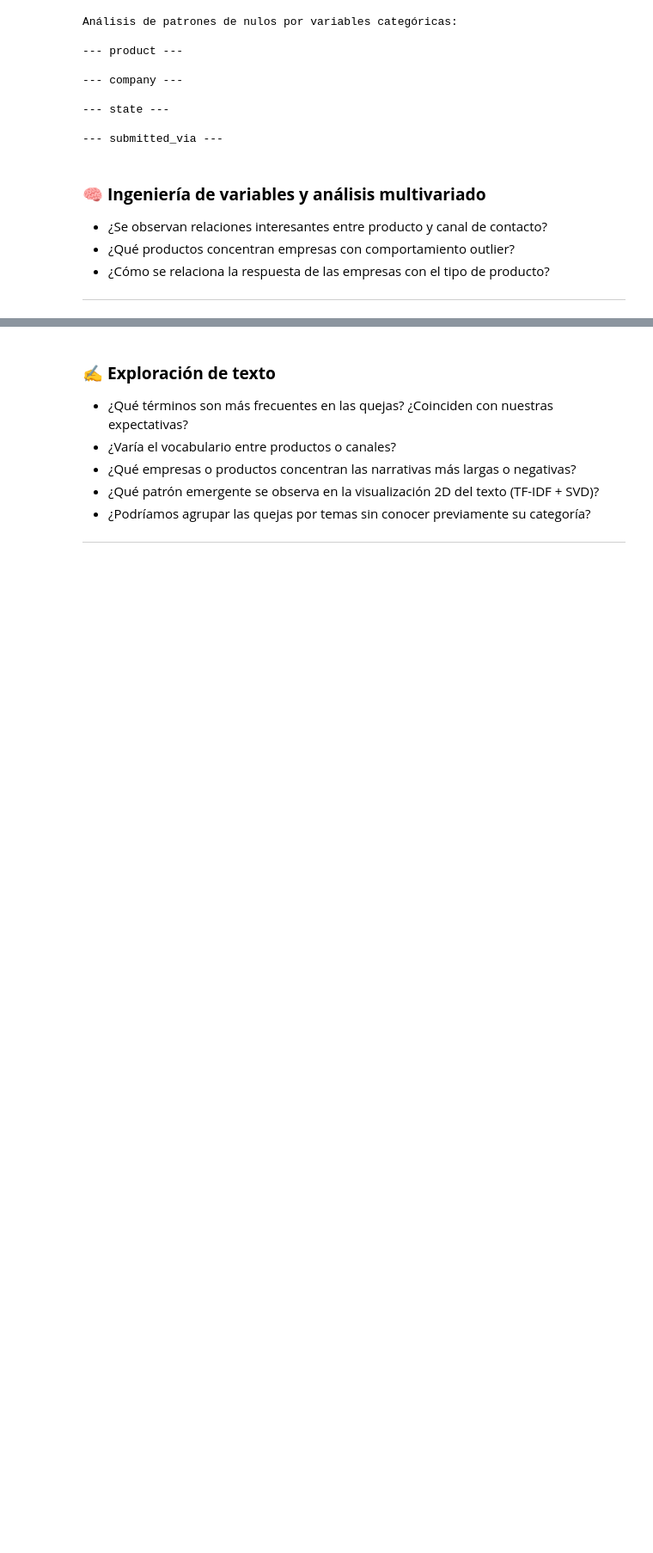
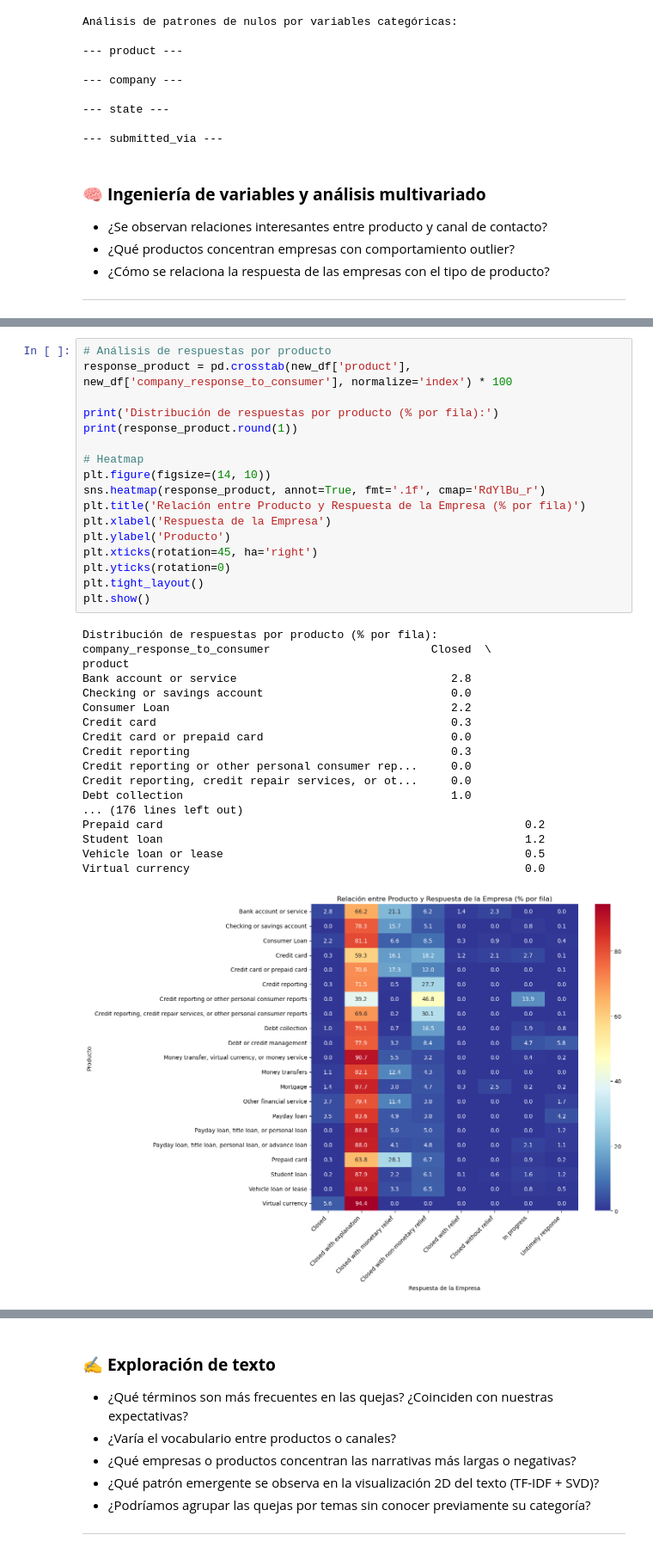
Before and after one commit to NzitaKatendi/DATA-SCIENCE-Y-BIG-DATA, a Jupyter notebook: EDAChallenge.ipynb, the cells around one changed output, grey strips where cells are left out. Shown at 86% size. Saved outputs shown, nothing was run; the diff lists cells and outputs as text; blank space fills up the shorter version.

```diff
--- a/EDAChallenge.ipynb
+++ b/EDAChallenge.ipynb
@@ -854,0 +930,36 @@ Análisis de patrones de nulos por variables categóricas:
+# %%
+# Análisis de respuestas por producto
+response_product = pd.crosstab(new_df['product'], new_df['company_response_to_consumer'], normalize='index') * 100
+
+print('Distribución de respuestas por producto (% por fila):')
+print(response_product.round(1))
+
+# Heatmap
+plt.figure(figsize=(14, 10))
+sns.heatmap(response_product, annot=True, fmt='.1f', cmap='RdYlBu_r')
+plt.title('Relación entre Producto y Respuesta de la Empresa (% por fila)')
+plt.xlabel('Respuesta de la Empresa')
+plt.ylabel('Producto')
+plt.xticks(rotation=45, ha='right')
+plt.yticks(rotation=0)
+plt.tight_layout()
+plt.show()
+# %% [output]
+Distribución de respuestas por producto (% por fila):
+company_response_to_consumer                        Closed  \
+product
+Bank account or service                                2.8
+Checking or savings account                            0.0
+Consumer Loan                                          2.2
+Credit card                                            0.3
+Credit card or prepaid card                            0.0
+Credit reporting                                       0.3
+Credit reporting or other personal consumer rep...     0.0
+Credit reporting, credit repair services, or ot...     0.0
+Debt collection                                        1.0
+... (176 lines left out)
+Prepaid card                                                      0.2
+Student loan                                                      1.2
+Vehicle loan or lease                                             0.5
+Virtual currency                                                  0.0
+[figure, added]
```
Also changed, not shown: parts of 10 cells of this notebook.
